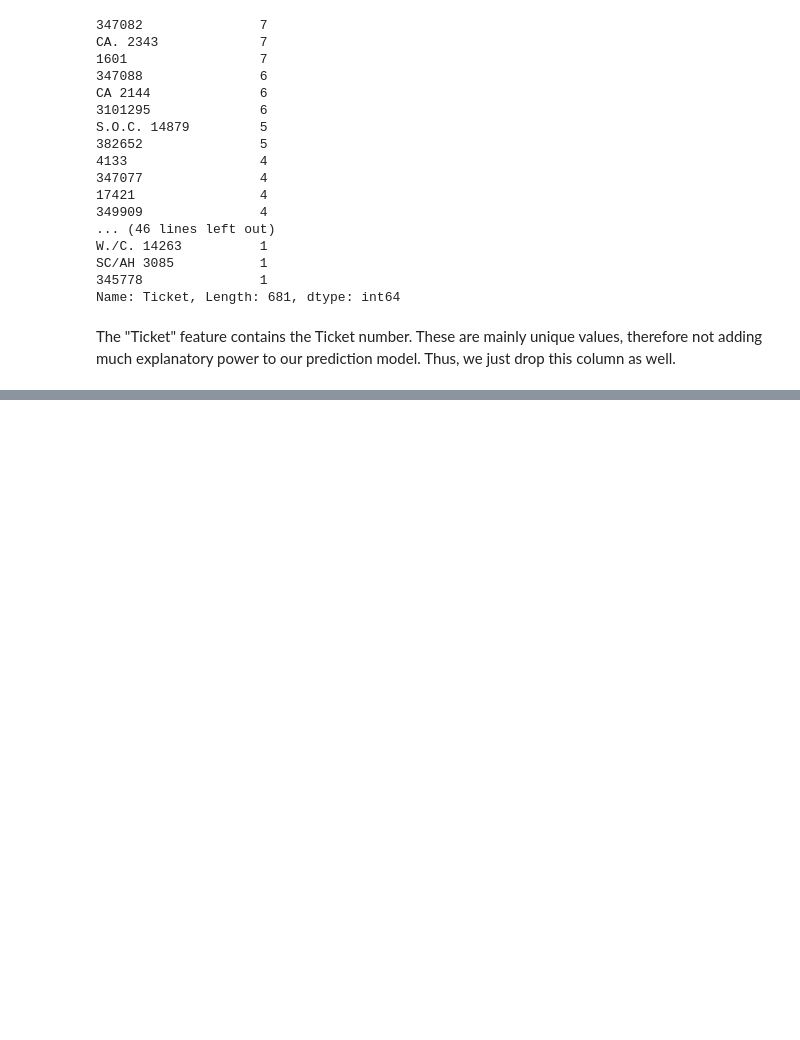
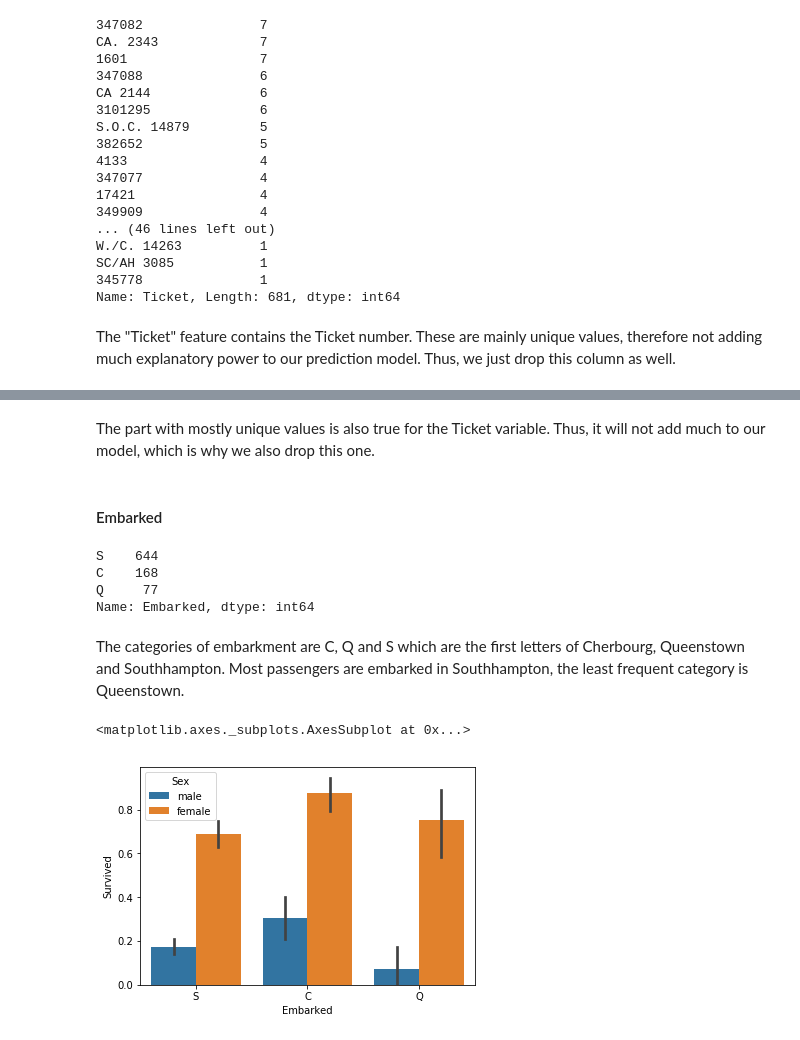
Before and after one commit to tlary/Kaggle_Titanic, a Jupyter notebook: Titanic.ipynb, the cells around one changed output, grey strips where cells are left out. Saved outputs shown, nothing was run; the diff lists cells and outputs as text; code cells hidden in the pictures; blank space fills up the shorter version.

```diff
--- a/Titanic.ipynb
+++ b/Titanic.ipynb
@@ -225,0 +299,3 @@ test = test.drop("Ticket", axis=1)
+# %%
+train = train.drop("Cabin", axis=1)
+test = test.drop("Cabin", axis=1)
@@ -225,0 +324,18 @@ test = test.drop("Ticket", axis=1)
+# %% [markdown]
+The part with mostly unique values is also true for the Ticket variable. Thus, it will not add much to our model, which is why we also drop this one.
+# %% [markdown]
+#### Embarked
+# %%
+train.Embarked.value_counts()
+# %% [output]
+S    644
+C    168
+Q     77
+Name: Embarked, dtype: int64
+# %% [markdown]
+The categories of embarkment are C, Q and S which are the first letters of Cherbourg, Queenstown and Southhampton. Most passengers are embarked in Southhampton, the least frequent category is Queenstown.
+# %%
+sns.barplot(data=train, x="Embarked", y="Survived", hue="Sex")
+# %% [output]
+<matplotlib.axes._subplots.AxesSubplot at 0x...>
+[figure, added]
```
Also changed, not shown: parts of 27 cells of this notebook.
